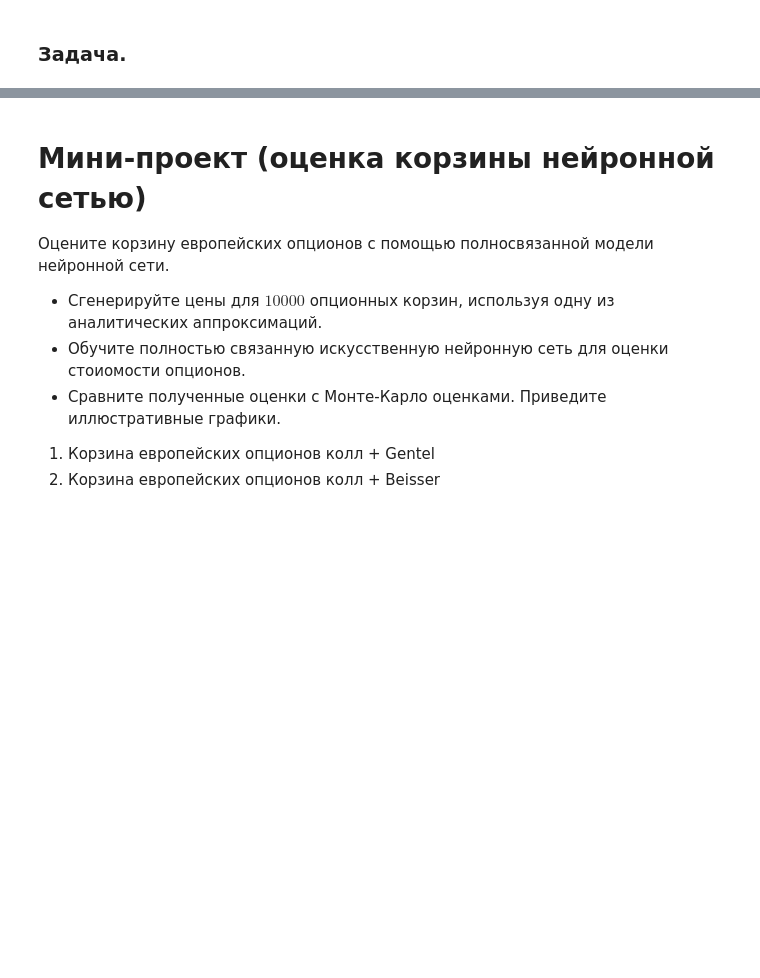
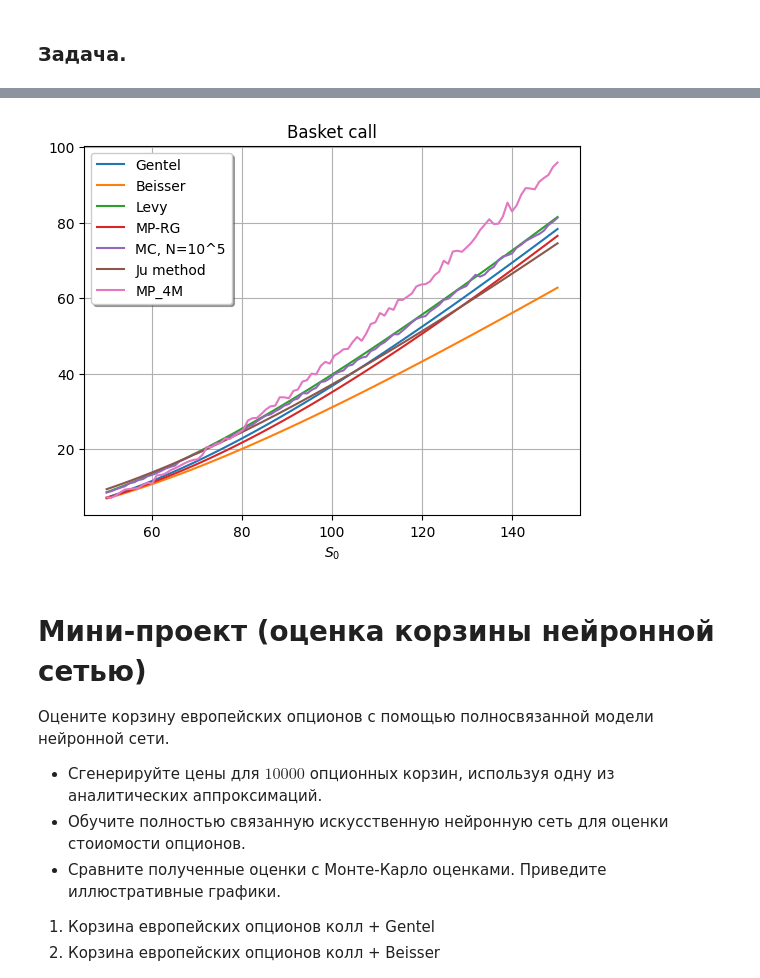
Before and after one commit to Kasymkhankhubiyev/Sirius-Uni, a Jupyter notebook: HybridFinancialInstruments/lab_5_GSFP.ipynb, the cells around one changed output, grey strips where cells are left out. Drawn from its saved outputs; the diff is of its cells as text; code cells hidden in the pictures; blank space fills up the shorter version.

```diff
--- a/HybridFinancialInstruments/lab_5_GSFP.ipynb
+++ b/HybridFinancialInstruments/lab_5_GSFP.ipynb
@@ -284,8 +329,3 @@ Milevsky_Posner_RG_approximation_basket_call(S, K, T, w, r, rho, sigma)
 ### Метод моментов высоких порядков (MP-4M)
 
 Статья [(Posner and Milevsky, 1998)](https://https://drive.google.com/file/d/16f5dRiA_HD9jhm-esUT_6gGoArk9Nc2u/view?usp=drive_link)
-# %%
-def Milevsky_Posner_4M_approximation_basket_call(S, K, T, w, r, rho, sigma):
-# ваш код
-  return basket_call
-# ответ = 27.98
@@ -606,33 +753,42 @@ axs[2][1].grid(True)
 # %%
 def pdfs_comparison():
   iters = 100
   S_data = np.linspace(50, 150, iters)
   geom_avg = np.zeros(iters)
   Beisser = np.zeros(iters)
   Levy = np.zeros(iters)
   MP = np.zeros(iters)
   MC = np.zeros(iters)
+  Ju = np.zeros(iters)
+  MP_4M = np.zeros(iters)
+
 
   for i in range(0, iters):
     S0 = S_data[i]
     S = S0 * np.ones(N)
     geom_avg[i] = geometric_average_approximation_basket_call(S, K, T, w, r, rho, sigma)
     Beisser[i] = Beisser_approximation_basket_call(S, K, T, w, r, q, sigma)
     Levy[i] = Levy_approximation_basket_call(S, K, T, w, r, rho, sigma)
     MP[i] = Milevsky_Posner_RG_approximation_basket_call(S, K, T, w, r, rho, sigma)
     MC[i] = MC_basket_call(S, K, T, w, r, q, rho, sigma, int(10**5))
+    Ju[i] = ju_taylor_approximation_call(S, K, T, sigma, w, r, rho)
+    MP_4M[i] = Milevsky_Posner_4M_approximation_basket_call(S, K, T, w, r, rho, sigma, int(10**5))
 
   plt.plot(S_data, geom_avg, label = 'Gentel')
   plt.plot(S_data, Beisser, label = 'Beisser')
   plt.plot(S_data, Levy, label = 'Levy')
   plt.plot(S_data, MP, label = 'MP-RG')
-  plt.plot(S_data, MC, label = r'MC, $N=10^5$')
+  plt.plot(S_data, MC, label = r'MC, N=10^5')
+  plt.plot(S_data, Ju, label = 'Ju method')
+  plt.plot(S_data, MP_4M, label = 'MP_4M')
   plt.title('Basket call')
   plt.xlabel(r'$S_0$')
   plt.legend(loc = 'best', fancybox = True, shadow = True)
   plt.grid(True)
 
-  pdfs_comparison()
+pdfs_comparison()
+# %% [output]
+[figure, added]
 # %% [markdown]
 # Мини-проект (оценка корзины нейронной сетью)
 
```
Also changed, not shown: parts of 12 cells of this notebook, 2 other files.
